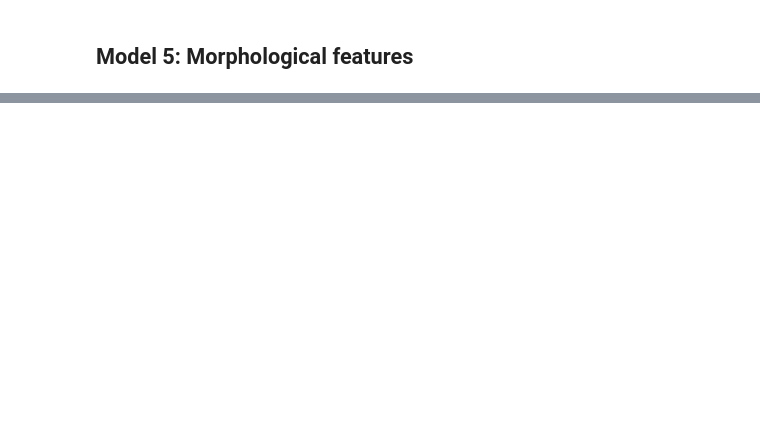
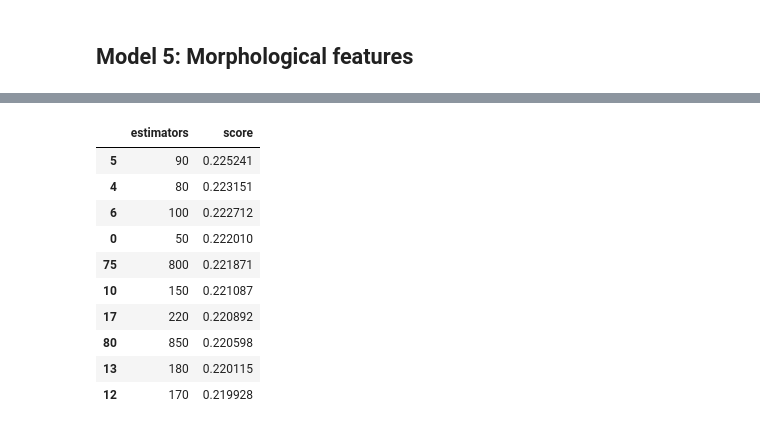
Before and after one commit to HartmannLab/MIBI-Analysis_Hamburg_CRC_TMA_2024, a Jupyter notebook: notebooks/spatial/StageXGB.ipynb, the cells around one changed output, grey strips where cells are left out. Cells and saved outputs as stored; diff of their text form; code cells hidden in the pictures; blank space fills up the shorter version.

```diff
--- a/notebooks/spatial/StageXGB.ipynb
+++ b/notebooks/spatial/StageXGB.ipynb
@@ -699,2 +674,14 @@ Parallel(n_jobs=28)(delayed(test_estimator_misty_features_per_cell)(r_estimators
 # %%
-pd.read_csv("../../data/misty_f1_scores.txt", header=None, names=["estimators", "score"]).sort_values("score", ascending=False).head(10)
+pd.read_csv("../../data/model4_cell_morphology_f1_scores.txt", header=None, names=["estimators", "score"]).sort_values("score", ascending=False).head(10)
+# %% [output]
+|  | estimators | score |
+| 5 | 90 | 0.225241 |
+| 4 | 80 | 0.223151 |
+| 6 | 100 | 0.222712 |
+| 0 | 50 | 0.222010 |
+| 75 | 800 | 0.221871 |
+| 10 | 150 | 0.221087 |
+| 17 | 220 | 0.220892 |
+| 80 | 850 | 0.220598 |
+| 13 | 180 | 0.220115 |
+| 12 | 170 | 0.219928 |
```
Also changed, not shown: parts of 44 cells of this notebook.
